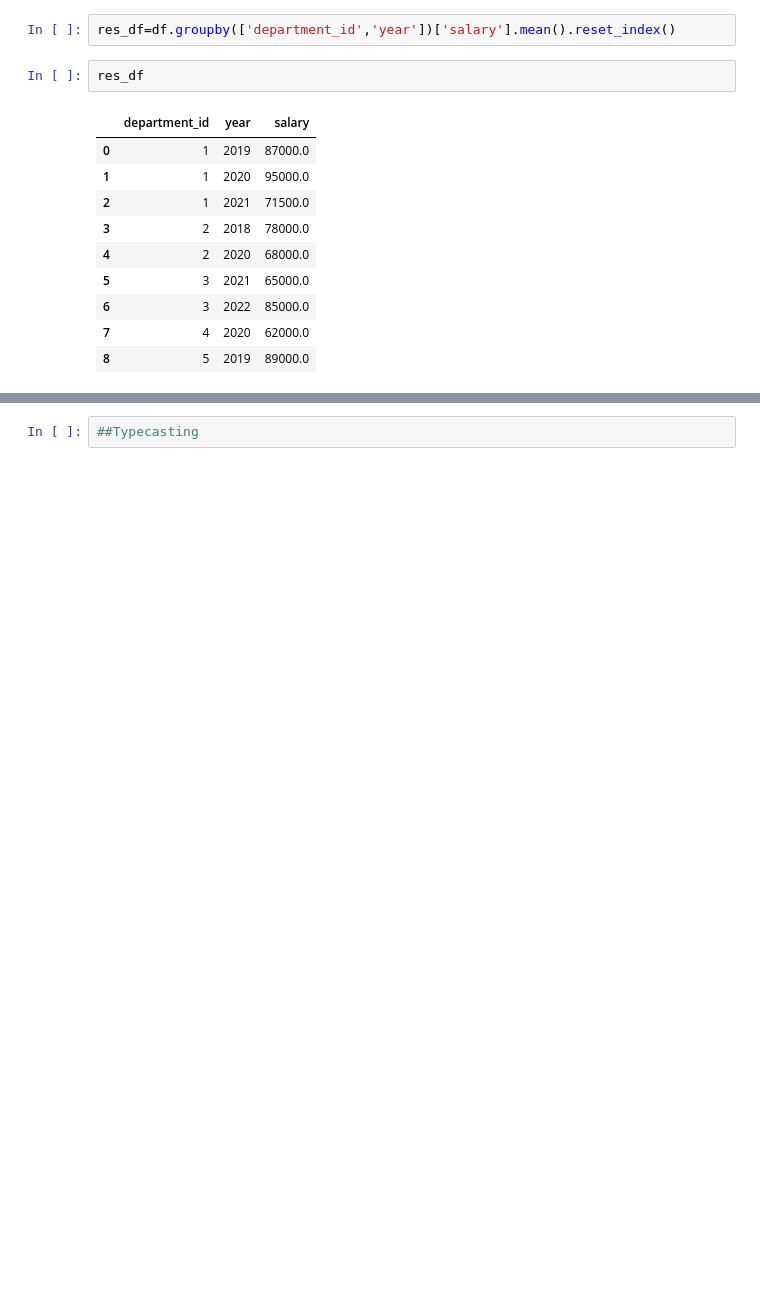
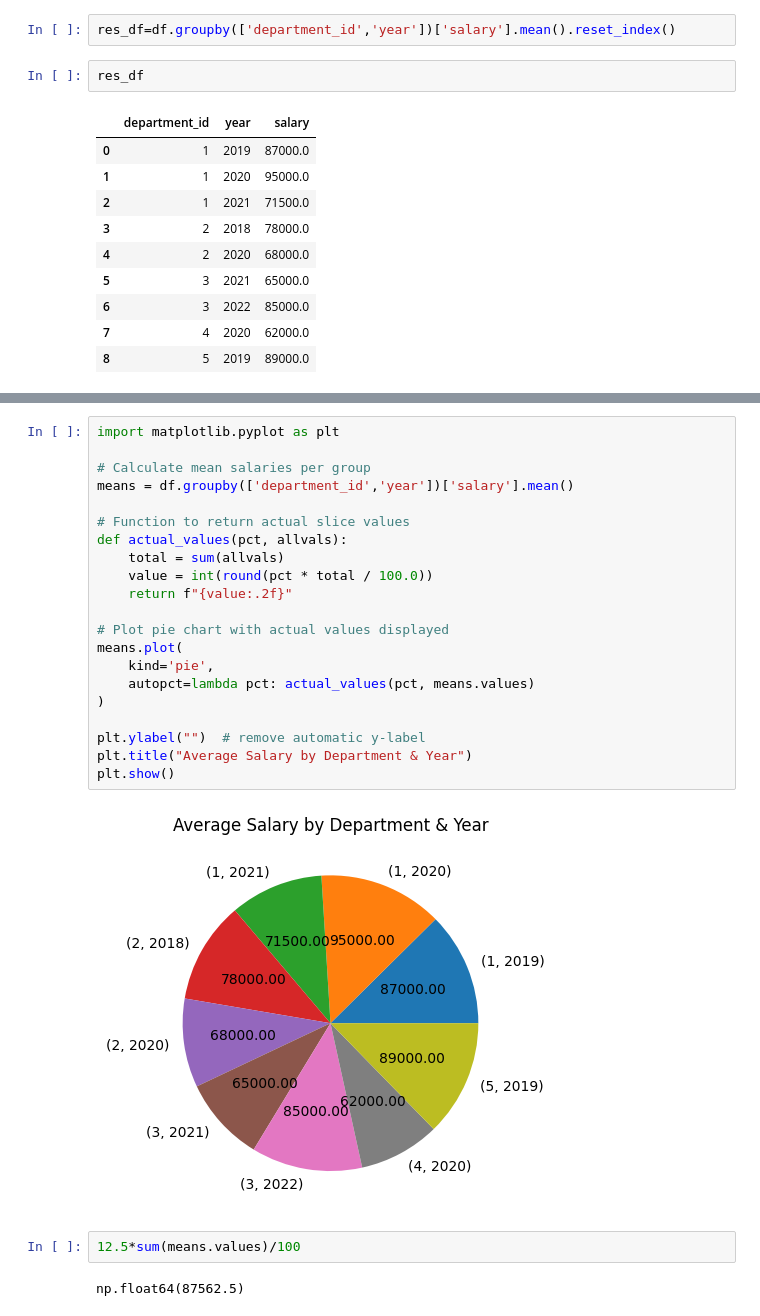
Before and after one commit to dhanushnayak/VR_Training_GenAI_Dhanush, a Jupyter notebook: module_2/notebooks/01_iNTRO_SQL.ipynb, the cells around one changed output, grey strips where cells are left out. Cells and saved outputs as stored; diff of their text form; blank space fills up the shorter version.

```diff
--- a/module_2/notebooks/01_iNTRO_SQL.ipynb
+++ b/module_2/notebooks/01_iNTRO_SQL.ipynb
@@ -664,2 +665,27 @@ array([<Axes: ylabel='salary'>], dtype=object)
 # %%
-##Typecasting
+import matplotlib.pyplot as plt
+
+# Calculate mean salaries per group
+means = df.groupby(['department_id','year'])['salary'].mean()
+
+# Function to return actual slice values
+def actual_values(pct, allvals):
+    total = sum(allvals)
+    value = int(round(pct * total / 100.0))
+    return f"{value:.2f}"
+
+# Plot pie chart with actual values displayed
+means.plot(
+    kind='pie',
+    autopct=lambda pct: actual_values(pct, means.values)
+)
+
+plt.ylabel("")  # remove automatic y-label
+plt.title("Average Salary by Department & Year")
+plt.show()
+# %% [output]
+[figure, added]
+# %%
+12.5*sum(means.values)/100
+# %% [output]
+np.float64(87562.5)
```
Also changed, not shown: parts of 8 cells of this notebook.
